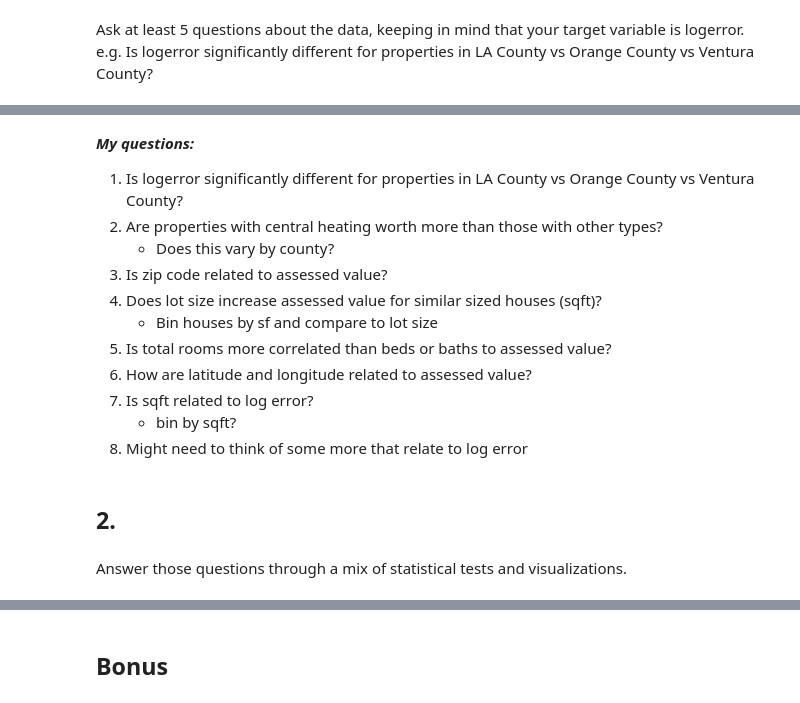
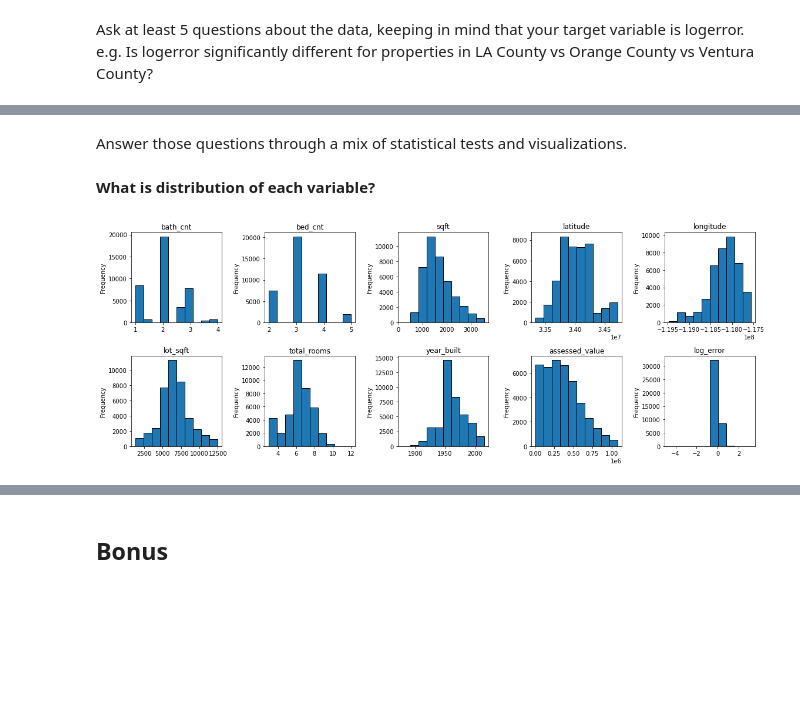
Before and after one commit to adam-talbot/clustering-exercises, a Jupyter notebook: explore_zillow.ipynb, the cells around one changed output, grey strips where cells are left out. Saved outputs shown, nothing was run; the diff lists cells and outputs as text; code cells hidden in the pictures; blank space fills up the shorter version.

```diff
--- a/explore_zillow.ipynb
+++ b/explore_zillow.ipynb
@@ -65,17 +70,12 @@ Name: heating_system, dtype: float64
-# %% [markdown]
-***My questions:***
-1. Is logerror significantly different for properties in LA County vs Orange County vs Ventura County?
-2. Are properties with central heating worth more than those with other types?
-    - Does this vary by county?
-3. Is zip code related to assessed value?
-4. Does lot size increase assessed value for similar sized houses (sqft)?
-    - Bin houses by sf and compare to lot size
-5. Is total rooms more correlated than beds or baths to assessed value?
-6. How are latitude and longitude related to assessed value?
-7. Is sqft related to log error?
-    - bin by sqft?
-8. Might need to think of some more that relate to log error
-# %% [markdown]
-## 2.
-# %% [markdown]
-Answer those questions through a mix of statistical tests and visualizations.
+# %% [markdown]
+Answer those questions through a mix of statistical tests and visualizations.
+# %% [markdown]
+**What is distribution of each variable?**
+# %%
+fig, axs = plt.subplots(2, 5, sharey=False, figsize=(16, 6))
+axe = axs.ravel()
+for i, c in enumerate(df.select_dtypes('number').columns):
+    df[c].plot.hist(ax=axe[i],title=c, ec='black')
+    plt.tight_layout()
+# %% [output]
+[figure, added]
```
Also changed, not shown: parts of 80 cells of this notebook, 2 other files.
